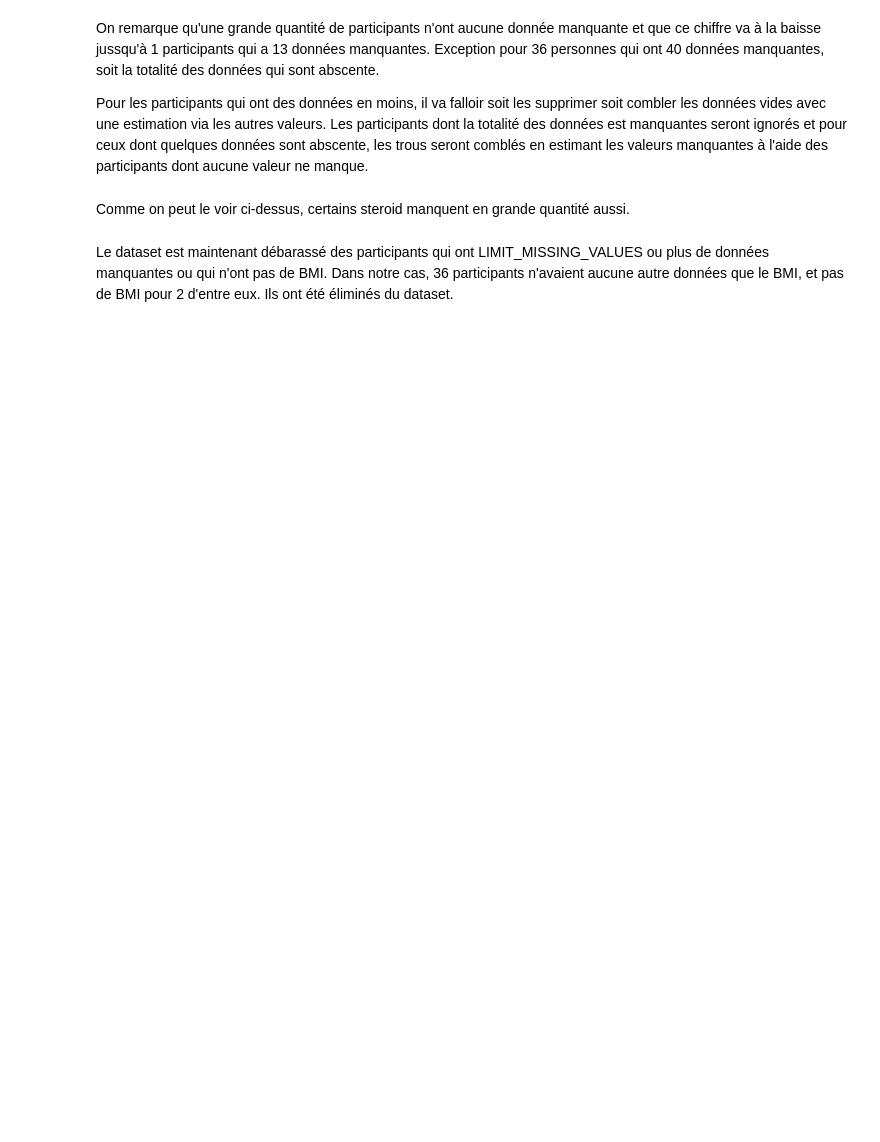
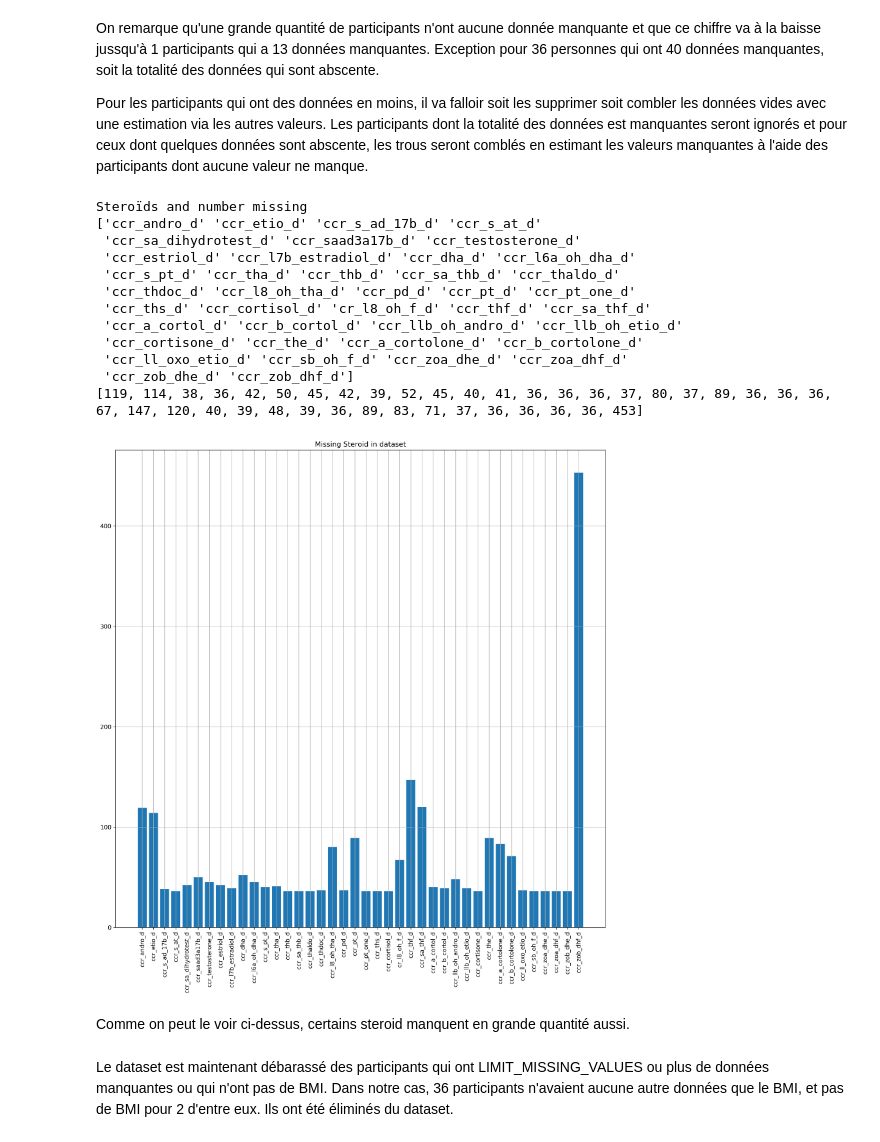
Before and after one commit to simon-baehler/LFA-Steroide, a Jupyter notebook: LFA_Projet_Baehler_Schowing.ipynb, the cells around one changed output. Cells and saved outputs as stored; diff of their text form; code cells hidden in the pictures; blank space fills up the shorter version.

```diff
--- a/LFA_Projet_Baehler_Schowing.ipynb
+++ b/LFA_Projet_Baehler_Schowing.ipynb
@@ -196,3 +192,19 @@ def missing_steroid(matrice):
+# %%
+missing_steroid(matrice)
+# %% [output]
+Steroïds and number missing
+['ccr_andro_d' 'ccr_etio_d' 'ccr_s_ad_17b_d' 'ccr_s_at_d'
+ 'ccr_sa_dihydrotest_d' 'ccr_saad3a17b_d' 'ccr_testosterone_d'
+ 'ccr_estriol_d' 'ccr_l7b_estradiol_d' 'ccr_dha_d' 'ccr_l6a_oh_dha_d'
+ 'ccr_s_pt_d' 'ccr_tha_d' 'ccr_thb_d' 'ccr_sa_thb_d' 'ccr_thaldo_d'
+ 'ccr_thdoc_d' 'ccr_l8_oh_tha_d' 'ccr_pd_d' 'ccr_pt_d' 'ccr_pt_one_d'
+ 'ccr_ths_d' 'ccr_cortisol_d' 'cr_l8_oh_f_d' 'ccr_thf_d' 'ccr_sa_thf_d'
+ 'ccr_a_cortol_d' 'ccr_b_cortol_d' 'ccr_llb_oh_andro_d' 'ccr_llb_oh_etio_d'
+ 'ccr_cortisone_d' 'ccr_the_d' 'ccr_a_cortolone_d' 'ccr_b_cortolone_d'
+ 'ccr_ll_oxo_etio_d' 'ccr_sb_oh_f_d' 'ccr_zoa_dhe_d' 'ccr_zoa_dhf_d'
+ 'ccr_zob_dhe_d' 'ccr_zob_dhf_d']
+[119, 114, 38, 36, 42, 50, 45, 42, 39, 52, 45, 40, 41, 36, 36, 36, 37, 80, 37, 89, 36, 36, 36, 67, 147, 120, 40, 39, 48, 39, 36, 89, 83, 71, 37, 36, 36, 36, 36, 453]
+[figure, added]
 # %% [markdown]
 Comme on peut le voir ci-dessus, certains steroid manquent en grande quantité aussi.
 # %%
```
Also changed, not shown: parts of 2 cells of this notebook, 2 other files.
